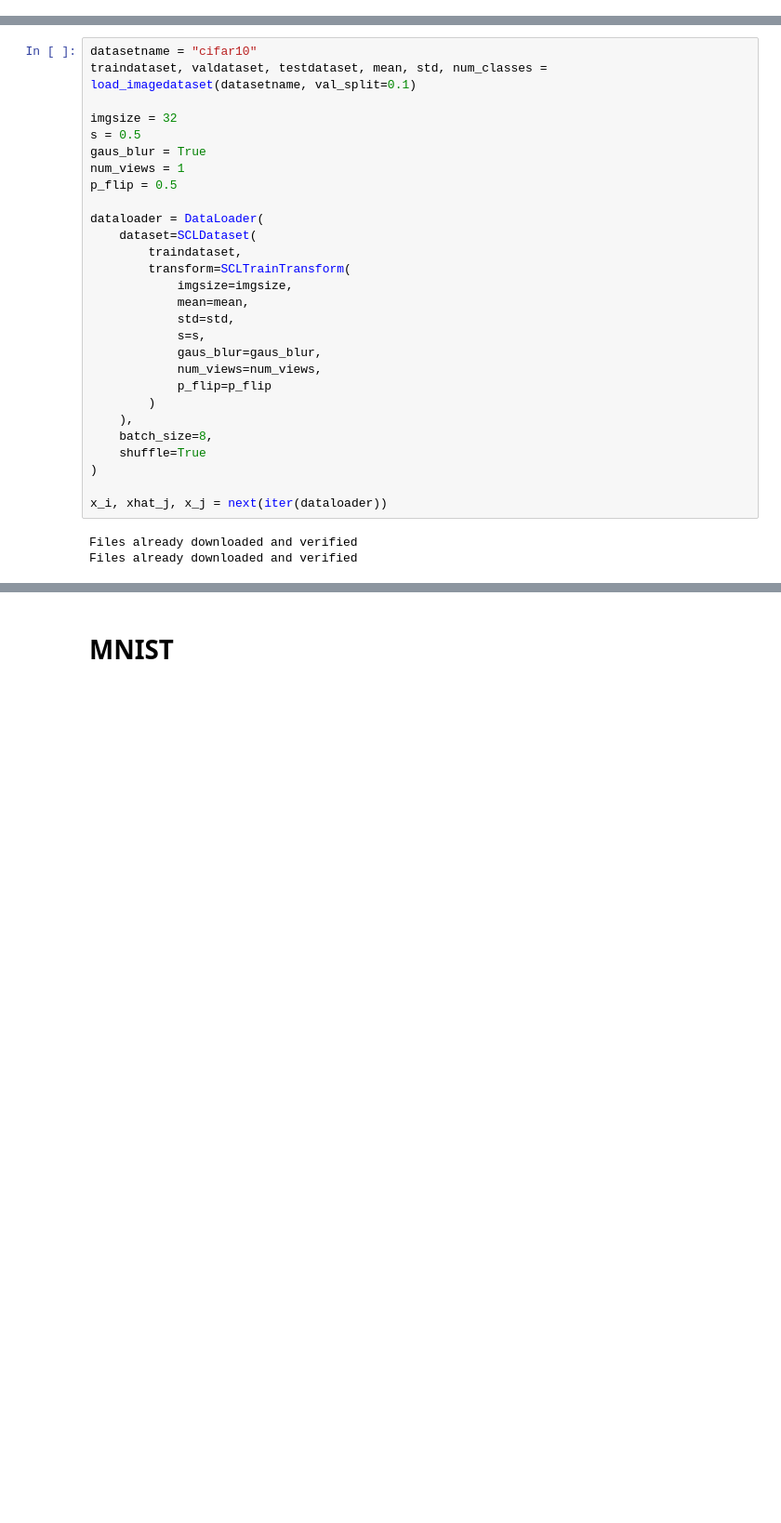
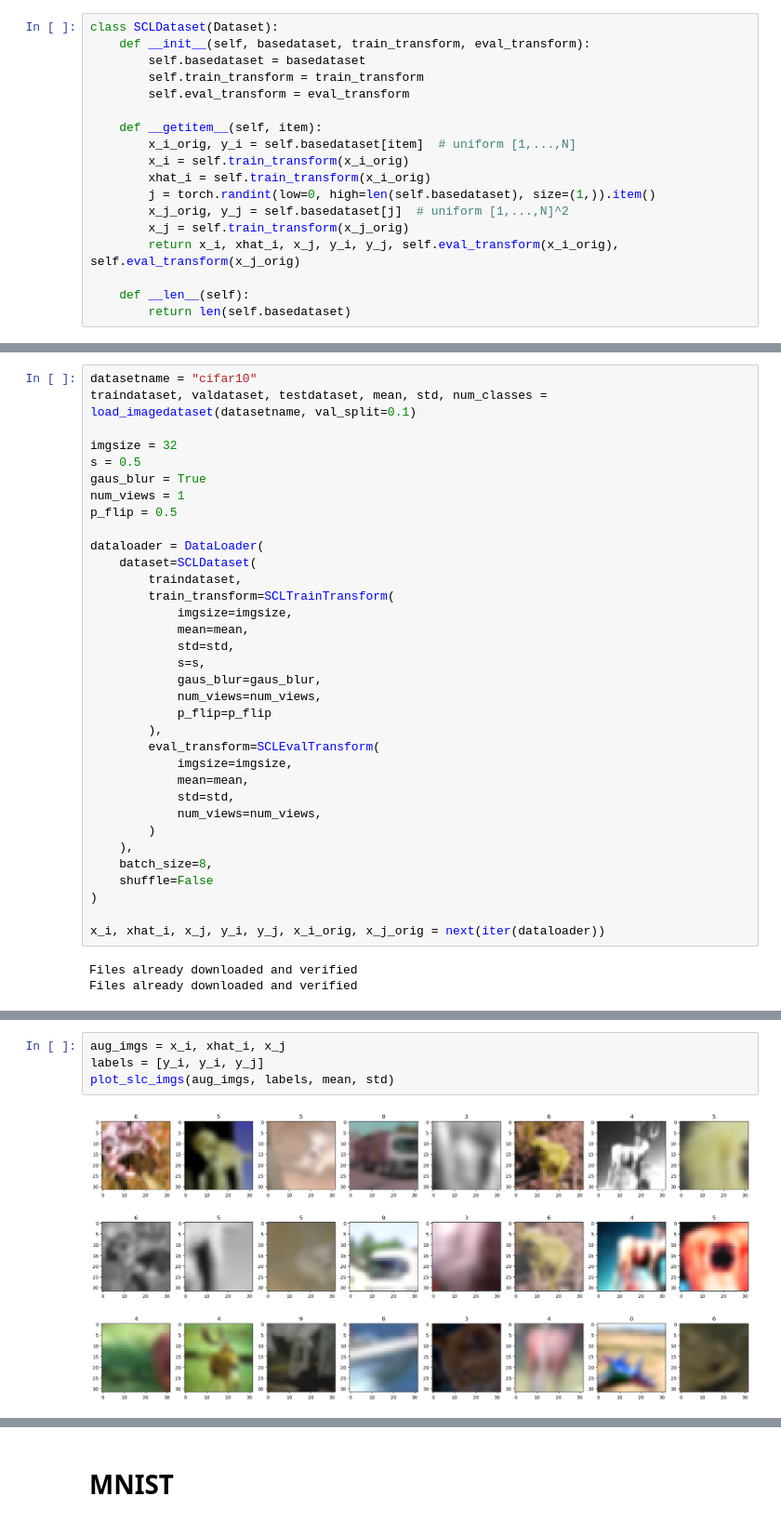
Before and after one commit to erlandbo/scalablessl, a Jupyter notebook: scl/DataAugmentation.py.ipynb, the cells around one changed output, grey strips where cells are left out. Shown at 93% size. Cells and saved outputs as stored; diff of their text form; blank space fills up the shorter version.

```diff
--- a/scl/DataAugmentation.py.ipynb
+++ b/scl/DataAugmentation.py.ipynb
@@ -33,3 +72,21 @@ def plot_scl_imgs(imgs , mu, sigma):
+# %%
+class SCLDataset(Dataset):
+    def __init__(self, basedataset, train_transform, eval_transform):
+        self.basedataset = basedataset
+        self.train_transform = train_transform
+        self.eval_transform = eval_transform
+
+    def __getitem__(self, item):
+        x_i_orig, y_i = self.basedataset[item]  # uniform [1,...,N]
+        x_i = self.train_transform(x_i_orig)
+        xhat_i = self.train_transform(x_i_orig)
+        j = torch.randint(low=0, high=len(self.basedataset), size=(1,)).item()
+        x_j_orig, y_j = self.basedataset[j]  # uniform [1,...,N]^2
+        x_j = self.train_transform(x_j_orig)
+        return x_i, xhat_i, x_j, y_i, y_j, self.eval_transform(x_i_orig), self.eval_transform(x_j_orig)
+
+    def __len__(self):
+        return len(self.basedataset)
 # %%
 class SCLTrainTransform():
     # augmentations as described in SimCLR paper
@@ -70,7 +171,7 @@ p_flip = 0.5
 dataloader = DataLoader(
     dataset=SCLDataset(
         traindataset,
-        transform=SCLTrainTransform(
+        train_transform=SCLTrainTransform(
             imgsize=imgsize,
             mean=mean,
             std=std,
@@ -78,13 +179,19 @@ dataloader = DataLoader(
             gaus_blur=gaus_blur,
             num_views=num_views,
             p_flip=p_flip
+        ),
+        eval_transform=SCLEvalTransform(
+            imgsize=imgsize,
+            mean=mean,
+            std=std,
+            num_views=num_views,
         )
     ),
     batch_size=8,
-    shuffle=True
+    shuffle=False
 )
 
-x_i, xhat_j, x_j = next(iter(dataloader))
+x_i, xhat_i, x_j, y_i, y_j, x_i_orig, x_j_orig = next(iter(dataloader))
 # %% [output]
 Files already downloaded and verified
 Files already downloaded and verified
@@ -107,0 +198,6 @@ plot_imgs(x_j * torch.tensor(std)[None, :, None, None] + torch.tensor(mean)[None
+# %%
+aug_imgs = x_i, xhat_i, x_j
+labels = [y_i, y_i, y_j]
+plot_slc_imgs(aug_imgs, labels, mean, std)
+# %% [output]
+[figure, added]
```
Also changed, not shown: parts of 33 cells of this notebook, 5 other files.
